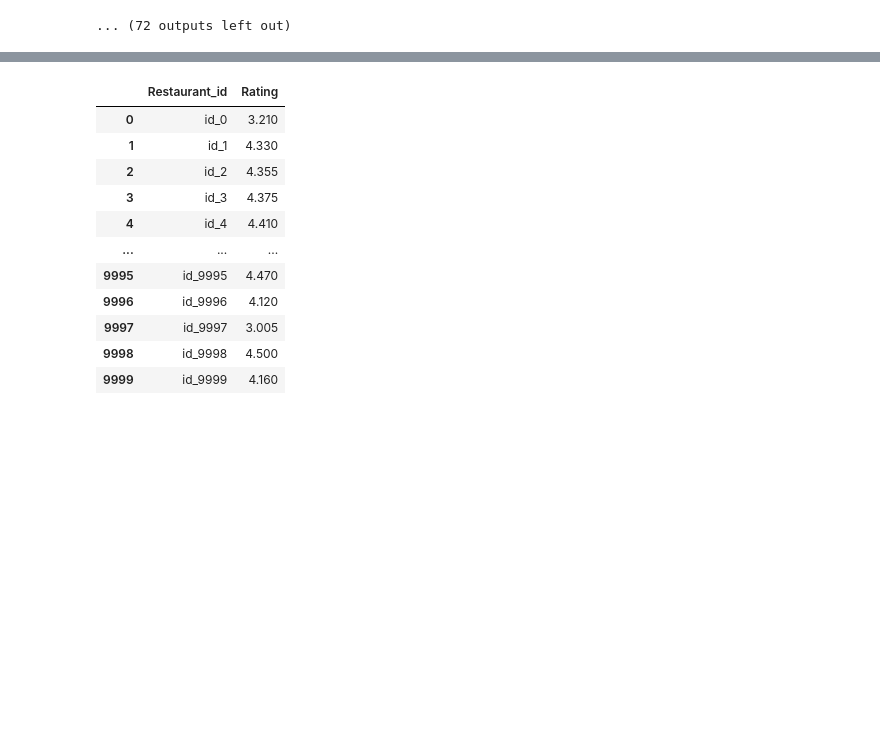
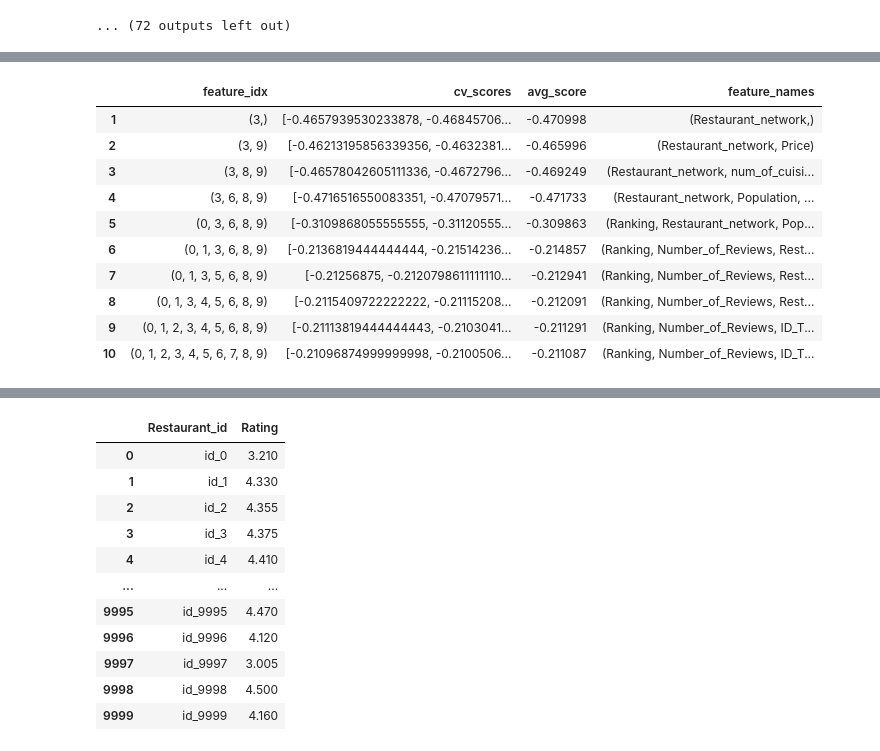
Before and after one commit to alxkzncoff/tripadvisor_rating_prediction, a Jupyter notebook: ml/random_forest.ipynb, the cells around one changed output, grey strips where cells are left out. Saved outputs shown, nothing was run; the diff lists cells and outputs as text; code cells hidden in the pictures; blank space fills up the shorter version.

```diff
--- a/ml/random_forest.ipynb
+++ b/ml/random_forest.ipynb
@@ -263,0 +312,15 @@ All 20 operations synced, thanks for waiting!
+# %%
+df_SFS_results = pd.DataFrame(sfs.subsets_).transpose()
+df_SFS_results
+# %% [output]
+|  | feature_idx | cv_scores | avg_score | feature_names |
+| 1 | (3,) | [-0.4657939530233878, -0.46845706... | -0.470998 | (Restaurant_network,) |
+| 2 | (3, 9) | [-0.46213195856339356, -0.4632381... | -0.465996 | (Restaurant_network, Price) |
+| 3 | (3, 8, 9) | [-0.46578042605111336, -0.4672796... | -0.469249 | (Restaurant_network, num_of_cuisi... |
+| 4 | (3, 6, 8, 9) | [-0.4716516550083351, -0.47079571... | -0.471733 | (Restaurant_network, Population, ... |
+| 5 | (0, 3, 6, 8, 9) | [-0.3109868055555555, -0.31120555... | -0.309863 | (Ranking, Restaurant_network, Pop... |
+| 6 | (0, 1, 3, 6, 8, 9) | [-0.2136819444444444, -0.21514236... | -0.214857 | (Ranking, Number_of_Reviews, Rest... |
+| 7 | (0, 1, 3, 5, 6, 8, 9) | [-0.21256875, -0.2120798611111110... | -0.212941 | (Ranking, Number_of_Reviews, Rest... |
+| 8 | (0, 1, 3, 4, 5, 6, 8, 9) | [-0.2115409722222222, -0.21115208... | -0.212091 | (Ranking, Number_of_Reviews, Rest... |
+| 9 | (0, 1, 2, 3, 4, 5, 6, 8, 9) | [-0.21113819444444443, -0.2103041... | -0.211291 | (Ranking, Number_of_Reviews, ID_T... |
+| 10 | (0, 1, 2, 3, 4, 5, 6, 7, 8, 9) | [-0.21096874999999998, -0.2100506... | -0.211087 | (Ranking, Number_of_Reviews, ID_T... |
```
Also changed, not shown: parts of 7 cells of this notebook.
